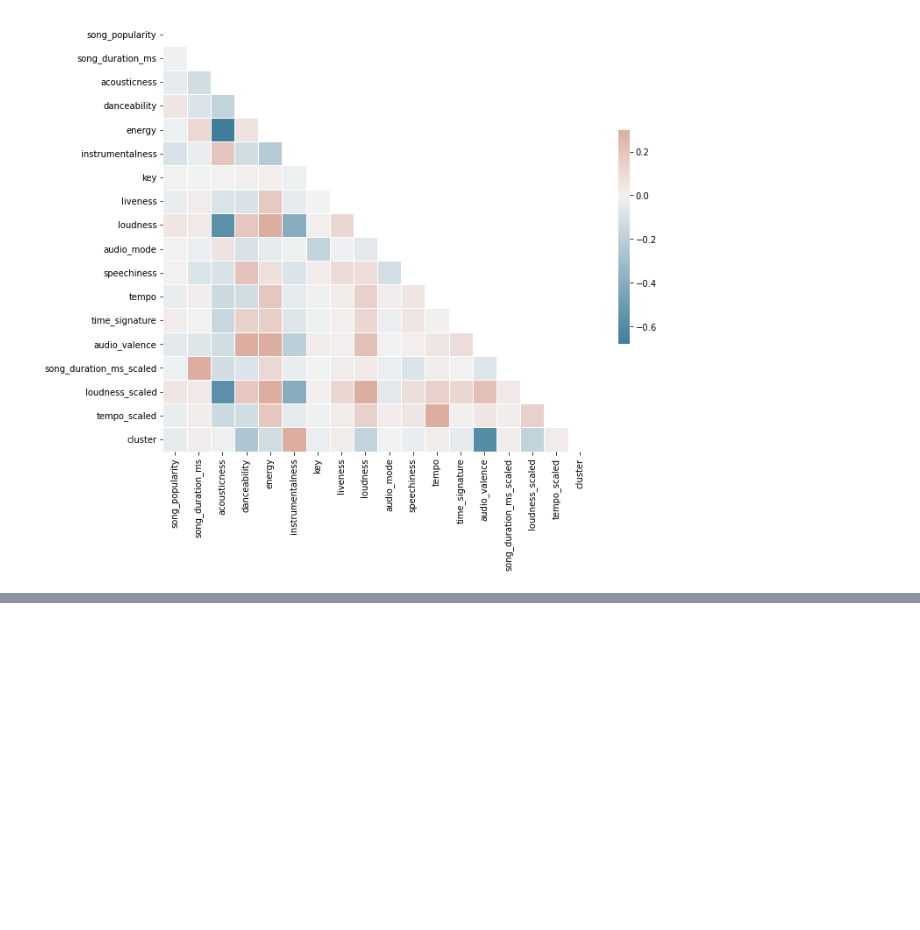
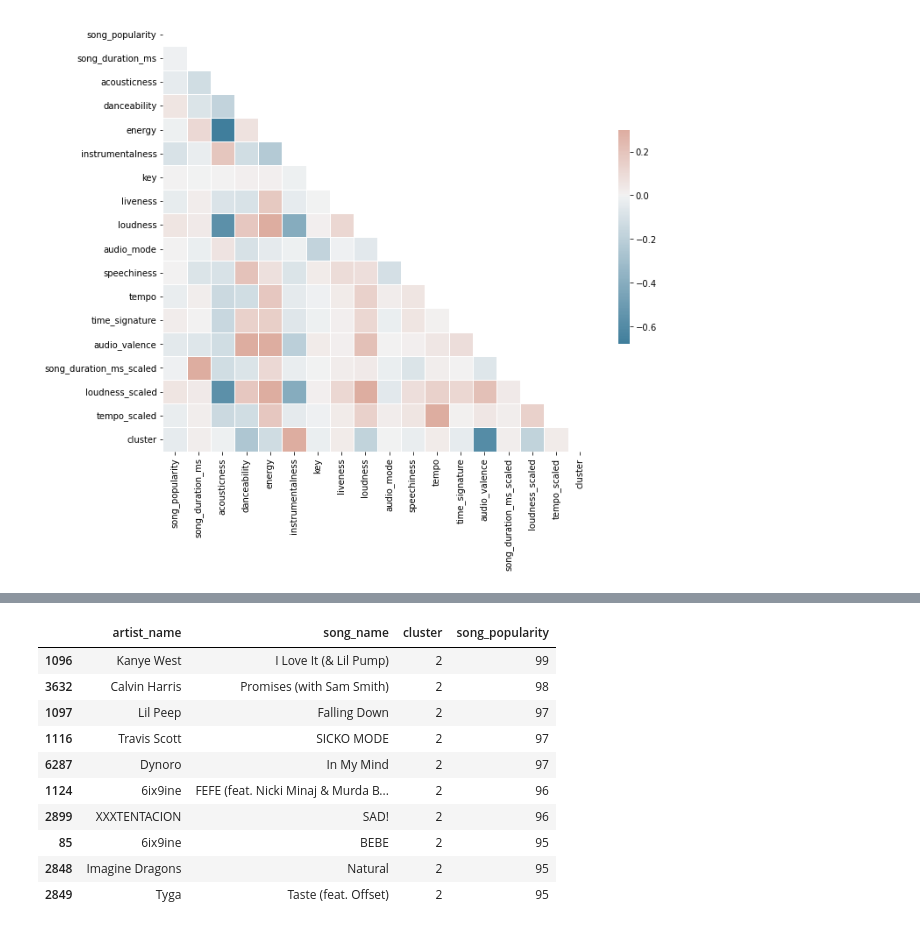
Before and after one commit to cedsvrn/song-recommendation, a Jupyter notebook: song-recommendation.ipynb, the cells around one changed output, grey strips where cells are left out. Saved outputs shown, nothing was run; the diff lists cells and outputs as text; code cells hidden in the pictures; blank space fills up the shorter version.

```diff
--- a/song-recommendation.ipynb
+++ b/song-recommendation.ipynb
@@ -322,0 +388,14 @@ for cluster in range(0,n_clusters-1):
+# %%
+data_kmeans_top[data_kmeans_top['cluster']==2].head(10)
+# %% [output]
+|  | artist_name | song_name | cluster | song_popularity |
+| 1096 | Kanye West | I Love It (& Lil Pump) | 2 | 99 |
+| 3632 | Calvin Harris | Promises (with Sam Smith) | 2 | 98 |
+| 1097 | Lil Peep | Falling Down | 2 | 97 |
+| 1116 | Travis Scott | SICKO MODE | 2 | 97 |
+| 6287 | Dynoro | In My Mind | 2 | 97 |
+| 1124 | 6ix9ine | FEFE (feat. Nicki Minaj & Murda B... | 2 | 96 |
+| 2899 | XXXTENTACION | SAD! | 2 | 96 |
+| 85 | 6ix9ine | BEBE | 2 | 95 |
+| 2848 | Imagine Dragons | Natural | 2 | 95 |
+| 2849 | Tyga | Taste (feat. Offset) | 2 | 95 |
```
Also changed, not shown: parts of 7 cells of this notebook.
